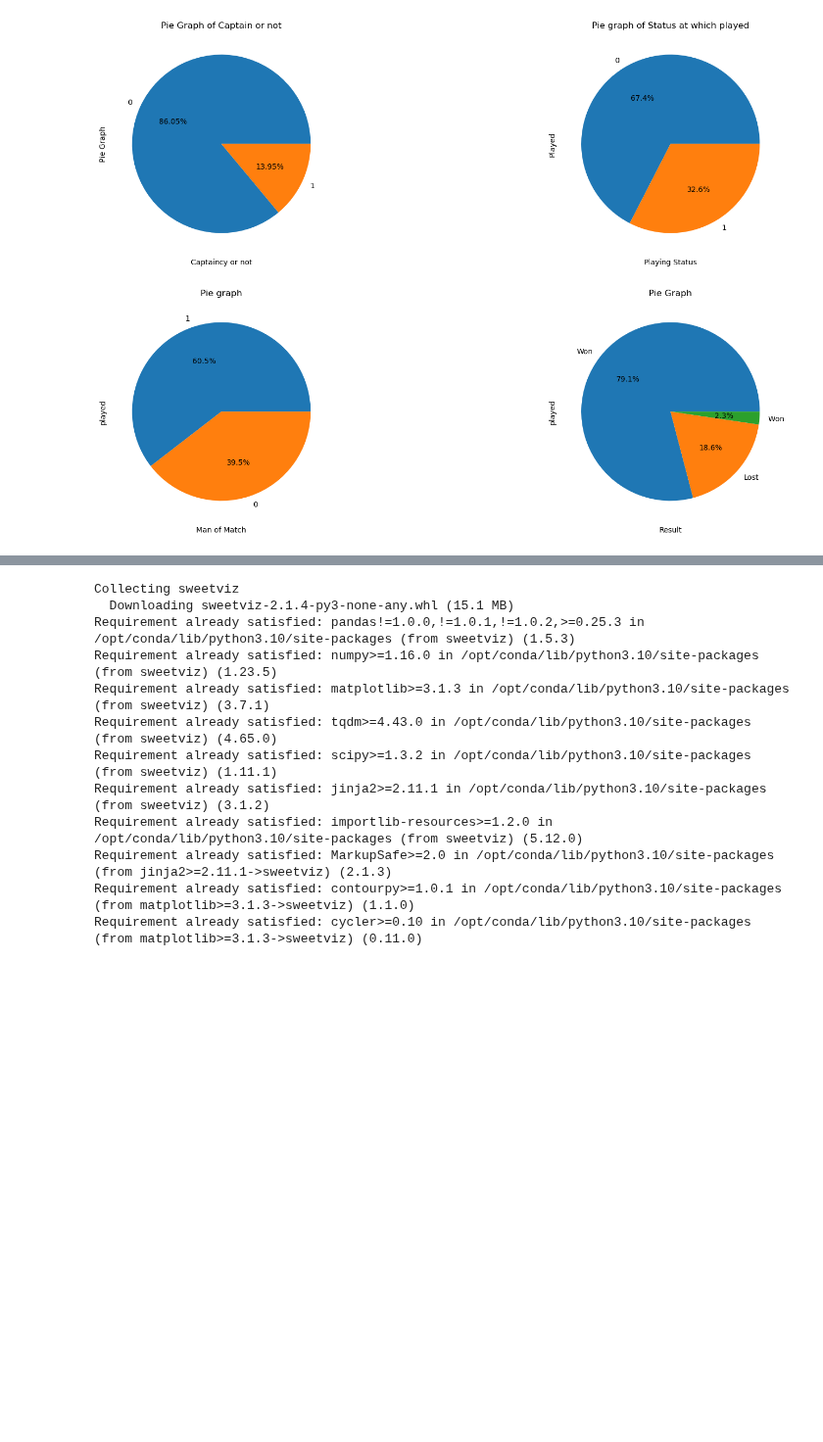
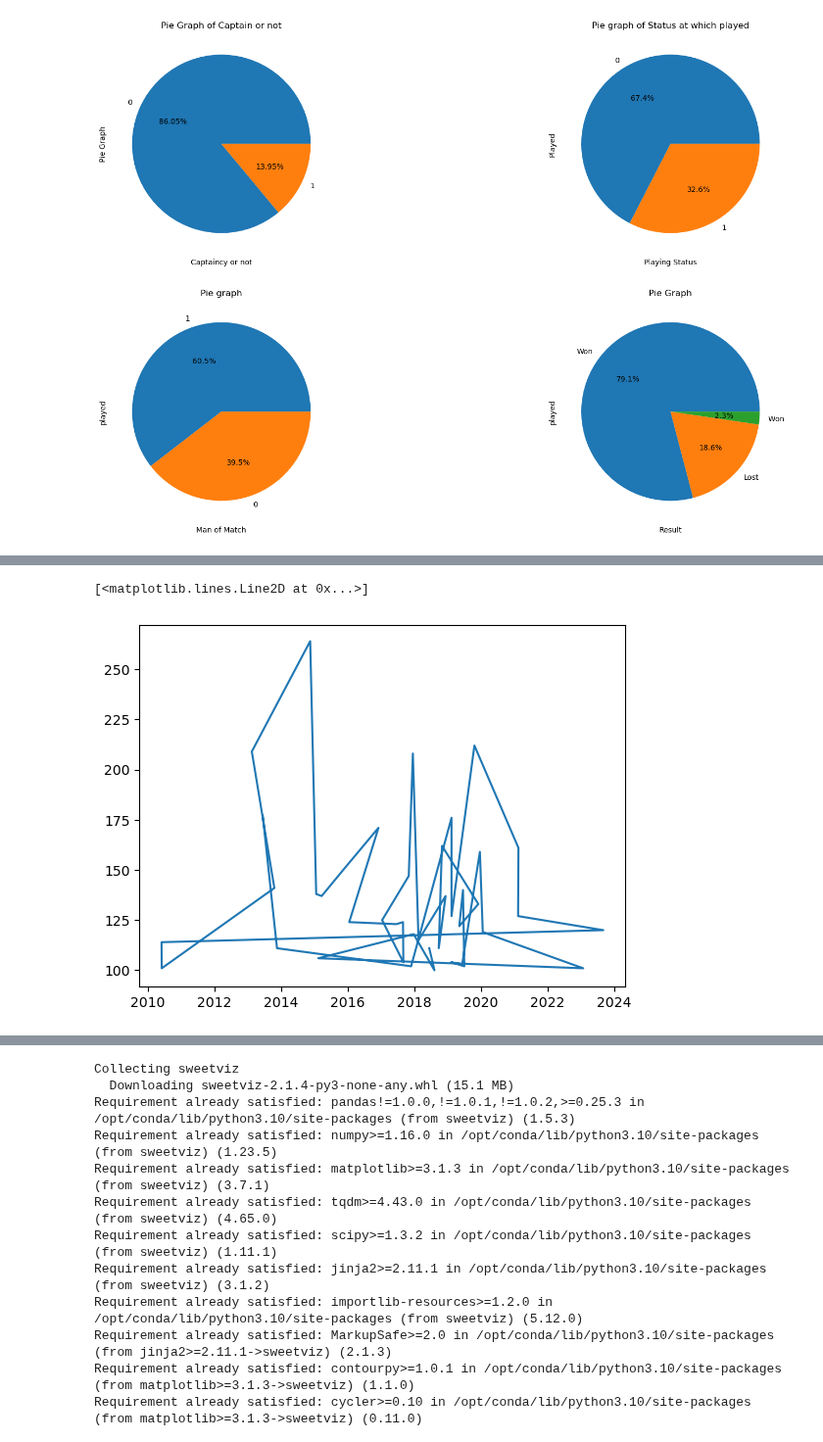
Before and after one commit to ShubhamGupta2505/Dataset-Analysis-Visualization, a Jupyter notebook: notebook83594b1fa3.ipynb, the cells around one changed output, grey strips where cells are left out. Shown at 98% size. Saved outputs shown, nothing was run; the diff lists cells and outputs as text; code cells hidden in the pictures; blank space fills up the shorter version.

```diff
--- a/notebook83594b1fa3.ipynb
+++ b/notebook83594b1fa3.ipynb
@@ -267,0 +287,5 @@ Text(0.5, 1.0, 'Pie Graph')
+# %%
+plt.plot(df['Date'],df['Score'])
+# %% [output]
+[<matplotlib.lines.Line2D at 0x...>]
+[figure, added]
```
Also changed, not shown: parts of 6 cells of this notebook.
